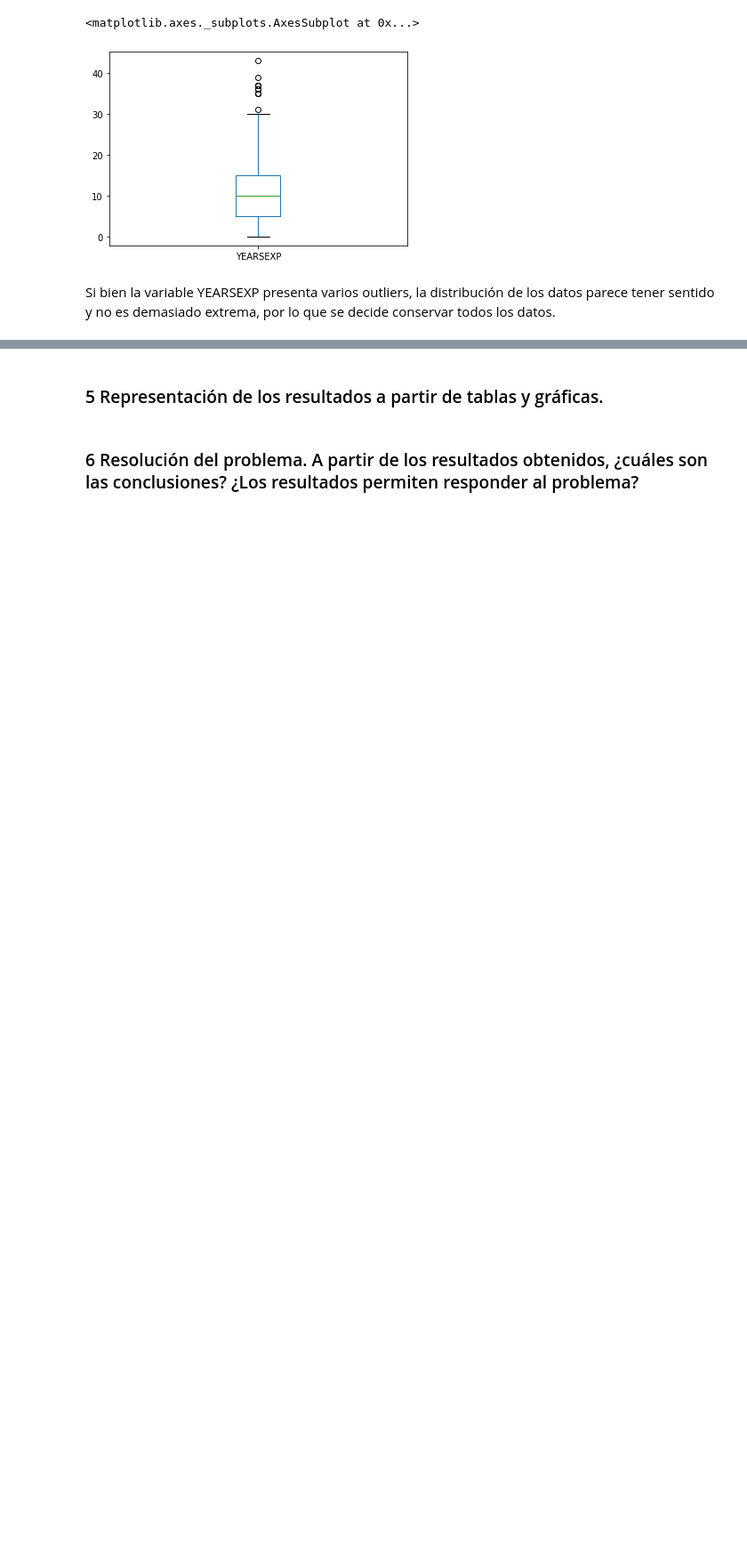
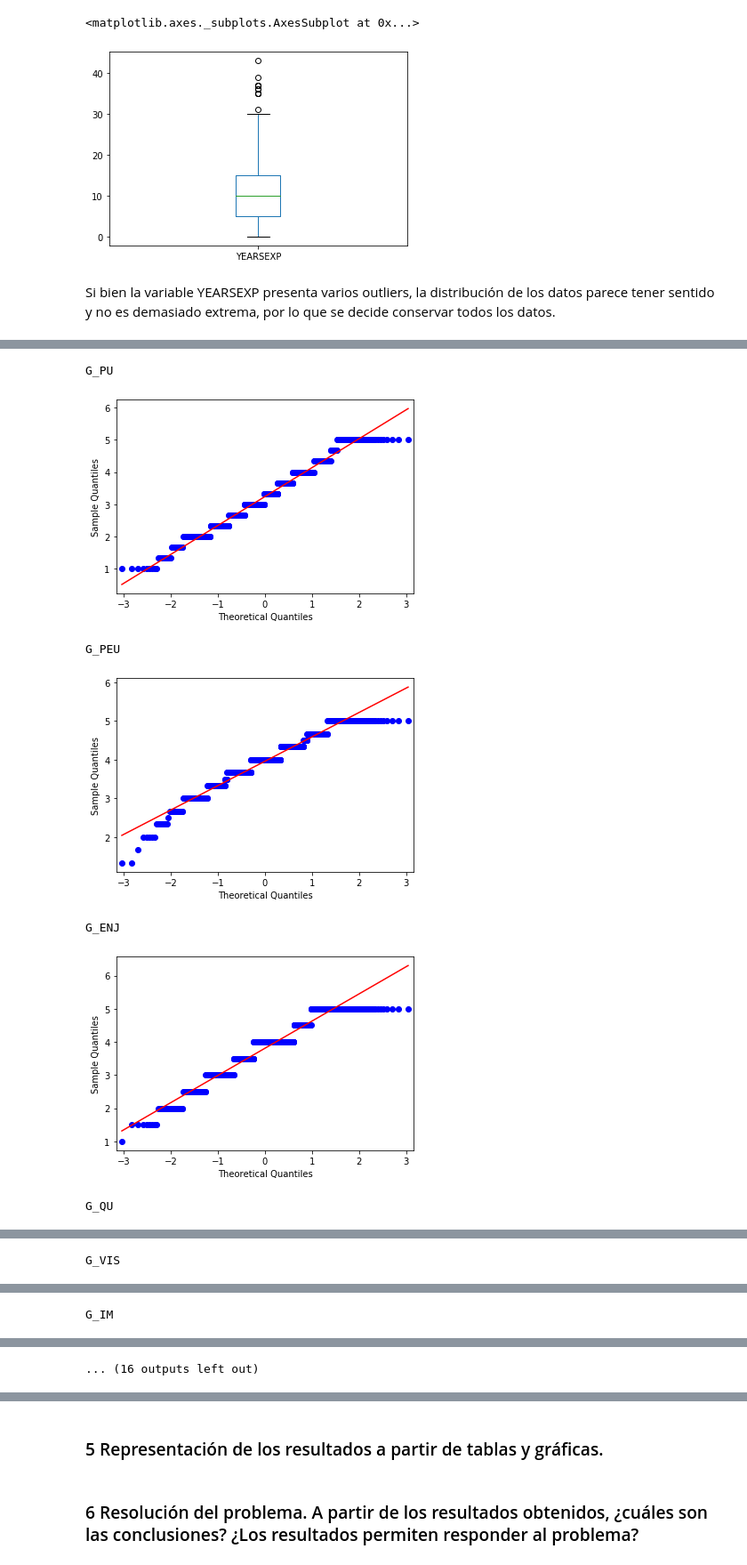
Before and after one commit to diegotriana11/wiki4HE_Data_Set, a Jupyter notebook: Prac2.ipynb, the cells around one changed output, grey strips where cells are left out. Shown at 89% size. Saved outputs shown, nothing was run; the diff lists cells and outputs as text; code cells hidden in the pictures; blank space fills up the shorter version.

```diff
--- a/Prac2.ipynb
+++ b/Prac2.ipynb
@@ -456,0 +471,30 @@ Si bien la variable YEARSEXP presenta varios outliers, la distribución de los d
+# %%
+data['G_PU'] = pd.Series([0]*data.shape[0])
+data['G_PEU'] = pd.Series([0]*data.shape[0])
+data['G_ENJ'] = pd.Series([0]*data.shape[0])
+data['G_QU'] = pd.Series([0]*data.shape[0])
+data['G_VIS'] = pd.Series([0]*data.shape[0])
+data['G_IM'] = pd.Series([0]*data.shape[0])
+data['G_SA'] = pd.Series([0]*data.shape[0])
+data['G_USE'] = pd.Series([0]*data.shape[0])
+data['G_PF'] = pd.Series([0]*data.shape[0])
+data['G_JR'] = pd.Series([0]*data.shape[0])
+data['G_BI'] = pd.Series([0]*data.shape[0])
+data['G_INC'] = pd.Series([0]*data.shape[0])
+data['G_EXP'] = pd.Series([0]*data.shape[0])
+data['GLOBAL'] = pd.Series([0]*data.shape[0])
+
+for row in data.index:
+    for group in data.columns[51:]:
+        colPrefix = group[2:].lower()
+        groupValues = []
+        for column in data.columns[8:]:
+            lowercol = column.lower()
+            if lowercol.startswith(colPrefix):
+                myvalue = data.loc[row, column]
+                if not np.isnan(myvalue):
+                    groupValues.append(data.loc[row, column])
+        data.loc[row, group] = np.mean(groupValues)
+    data.loc[row, 'GLOBAL'] = np.mean(data.loc[row, "G_PU":"G_EXP"])
+
+data.iloc[:,51:].describe()
@@ -457 +524,4 @@ Si bien la variable YEARSEXP presenta varios outliers, la distribución de los d
+# %%
+# Solo son 58, así que las borramos.
+data = data.dropna(subset=data.columns[51:]).copy()
 # %% [markdown]
@@ -458,0 +530,14 @@ Si bien la variable YEARSEXP presenta varios outliers, la distribución de los d
+# %%
+for group in range(51, data.shape[1]):
+    print(data.columns[group])
+    qqplot(data.iloc[:,group], line='s')
+    pyplot.show()
+pyplot.show()
+# %% [output]
+G_PU
+[figure, added]
+G_PEU
+[figure, added]
+G_ENJ
+[figure, added]
+G_QU
@@ -458,0 +545 @@ Si bien la variable YEARSEXP presenta varios outliers, la distribución de los d
+G_VIS
@@ -458,0 +547 @@ Si bien la variable YEARSEXP presenta varios outliers, la distribución de los d
+G_IM
@@ -458,0 +549 @@ Si bien la variable YEARSEXP presenta varios outliers, la distribución de los d
+... (16 outputs left out)
```
Also changed, not shown: parts of 34 cells of this notebook.
